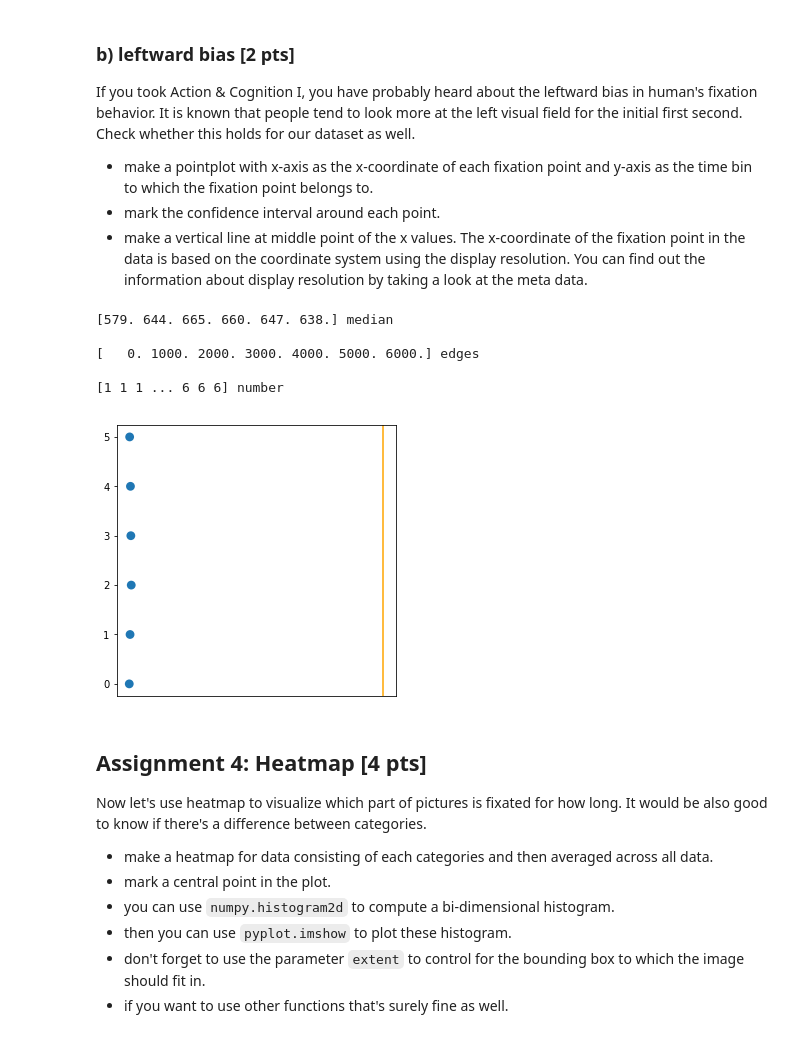
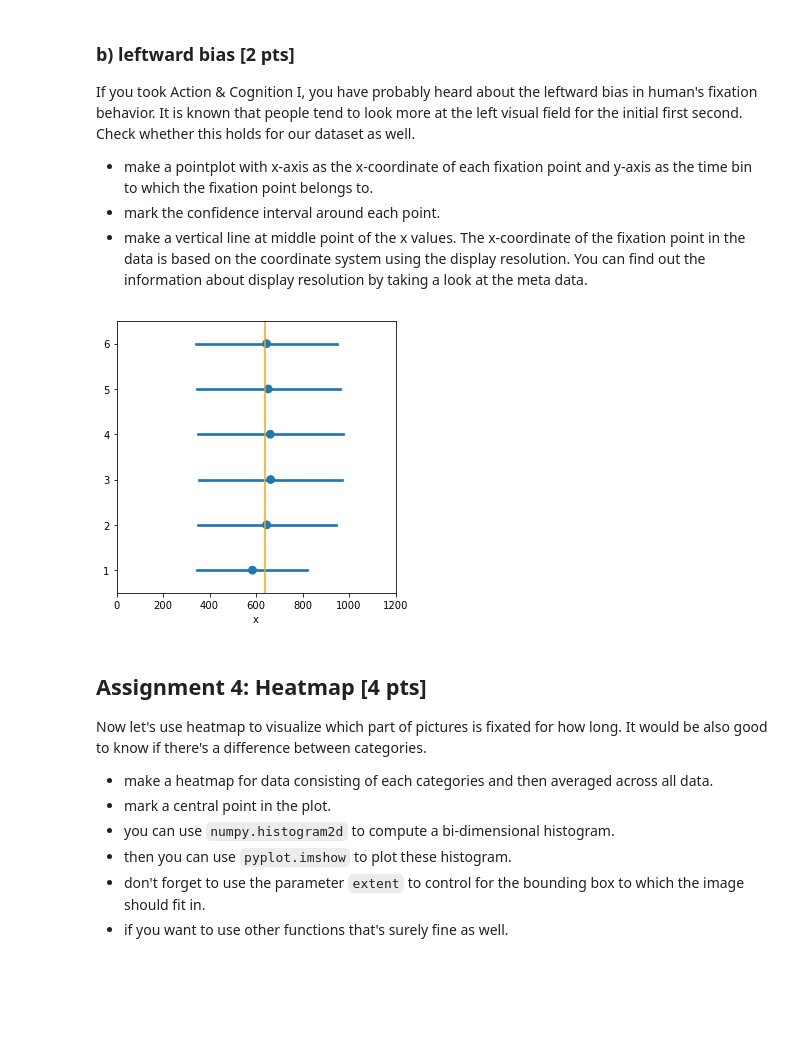
Before and after one commit to NBP-ACC/week-7-acc10, a Jupyter notebook: Sheet05.ipynb, the cells around one changed output. Drawn from its saved outputs; the diff is of its cells as text; code cells hidden in the pictures; blank space fills up the shorter version.

```diff
--- a/Sheet05.ipynb
+++ b/Sheet05.ipynb
@@ -282,45 +278,28 @@ If you took Action & Cognition I, you have probably heard about the leftward bia
 - make a pointplot with x-axis as the x-coordinate of each fixation point and y-axis as the time bin to which the fixation point belongs to.
 - mark the confidence interval around each point.
 - make a vertical line at middle point of the x values. The x-coordinate of the fixation point in the data is based on the coordinate system using the display resolution. You can find out the information about display resolution by taking a look at the meta data.
-# %%
-#digitized_x = np.digitize(x=, bins=bins)
-#print(digitized_x)
-
-#print(df.head())
-#time_bin = [df[digitized == i]['x'] for i in range(1, len(bins))]
-
-bin_median, bin_edges, binnumber = stats.binned_statistic(df['start'], df['x'], statistic='median', bins=bins)
-
-print(bin_median, 'median')
-print()
-print(bin_edges, 'edges')
-print()
-print(binnumber, 'number')
-
-binz = [0,1.0,2.0,3.0,4.0,5.0]
-
-
-fix, ax = plt.subplots(ncols=1, figsize=(5, 5))
-sns.pointplot(x=bin_median, y=binz,
-              data=df, ci=95, join=False,
-              unit=bin_median, ax=ax)
-
-#ax.set_xticks([0,200,400,600,800,1000,1200])
-ax.set_xticks([])
-
-#print(len(df.x))
-#print(len(binnumber))
-#sns.pointplot(x='x',y=binnumber, data=df)
-
-ax.axvline(np.mean(bin_median), color='orange')
-plt.show()
-# %% [output]
-[579. 644. 665. 660. 647. 638.] median
-
-[   0. 1000. 2000. 3000. 4000. 5000. 6000.] edges
-
-[1 1 1 ... 6 6 6] number
-[figure, removed]
+# %%
+# calculate mean of each bin and the timebin of each x coordinate
+bin_median, _, time_bin = stats.binned_statistic(df.start, df.x, statistic='median', bins=bins)
+
+# create figure for later plotting
+fig, ax = plt.subplots(ncols=1, figsize=(5, 5))
+
+# create a point plotting of x coordinates and their corresponding time_bins
+sns.pointplot(x=df.x, y=time_bin, data=df, ci='sd', orient='h', join=False, ax=ax)
+
+# set x-value limits
+ax.set_xlim(0,1200)
+# invert the bin values to have highest bin on top and lowest on bottom
+ax.invert_yaxis()
+
+# add vertical line at middle point of x values
+ax.axvline(np.mean(bin_median), color='orange')
+
+# show plot
+plt.show()
+# %% [output]
+[figure, added]
 # %% [markdown]
 ## Assignment 4: Heatmap [4 pts]
 Now let's use heatmap to visualize which part of pictures is fixated for how long. It would be also good to know if there's a difference between categories.
```
Also changed, not shown: parts of 7 cells of this notebook.
